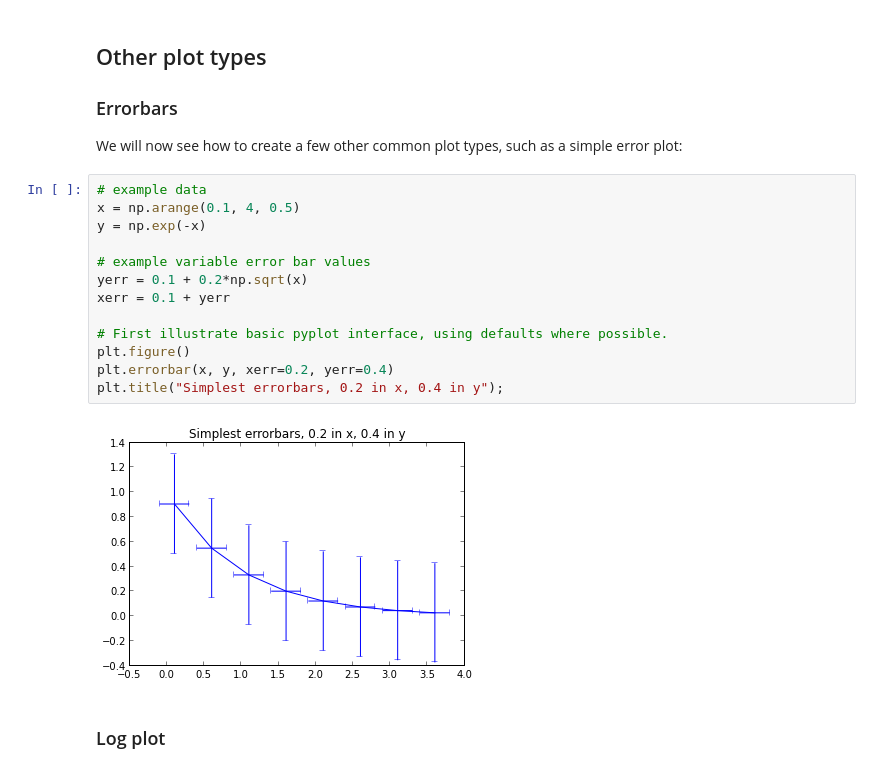
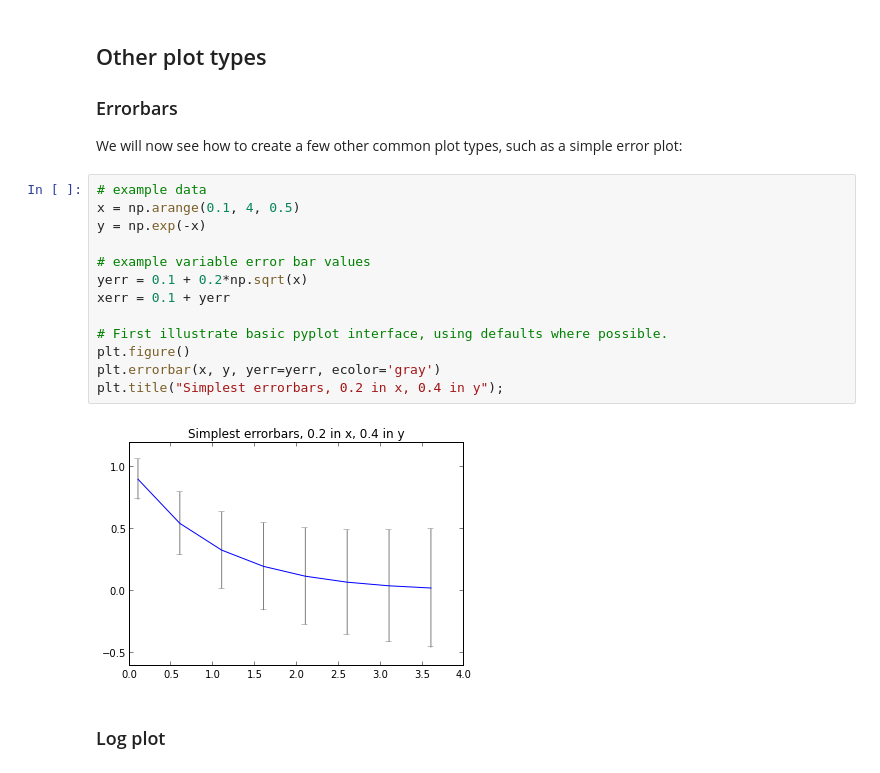
Before and after one commit to jakevdp/2013_fall_ASTR599, a Jupyter notebook: notebooks/06_MatplotlibIntro.ipynb, the cells around one changed output. Drawn from its saved outputs; the diff is of its cells as text.

```diff
--- a/notebooks/06_MatplotlibIntro.ipynb
+++ b/notebooks/06_MatplotlibIntro.ipynb
@@ -92,18 +95,18 @@ We will now see how to create a few other common plot types, such as a simple er
 # %%
 # example data
 x = np.arange(0.1, 4, 0.5)
 y = np.exp(-x)
 
 # example variable error bar values
 yerr = 0.1 + 0.2*np.sqrt(x)
 xerr = 0.1 + yerr
 
 # First illustrate basic pyplot interface, using defaults where possible.
 plt.figure()
-plt.errorbar(x, y, xerr=0.2, yerr=0.4)
+plt.errorbar(x, y, yerr=yerr, ecolor='gray')
 plt.title("Simplest errorbars, 0.2 in x, 0.4 in y");
 # %% [output]
-[figure, old version]
+[figure, new version]
 # %% [markdown]
 ### Log plot
 # %%
```
Also changed, not shown: parts of 12 cells of this notebook, 8 other files.
